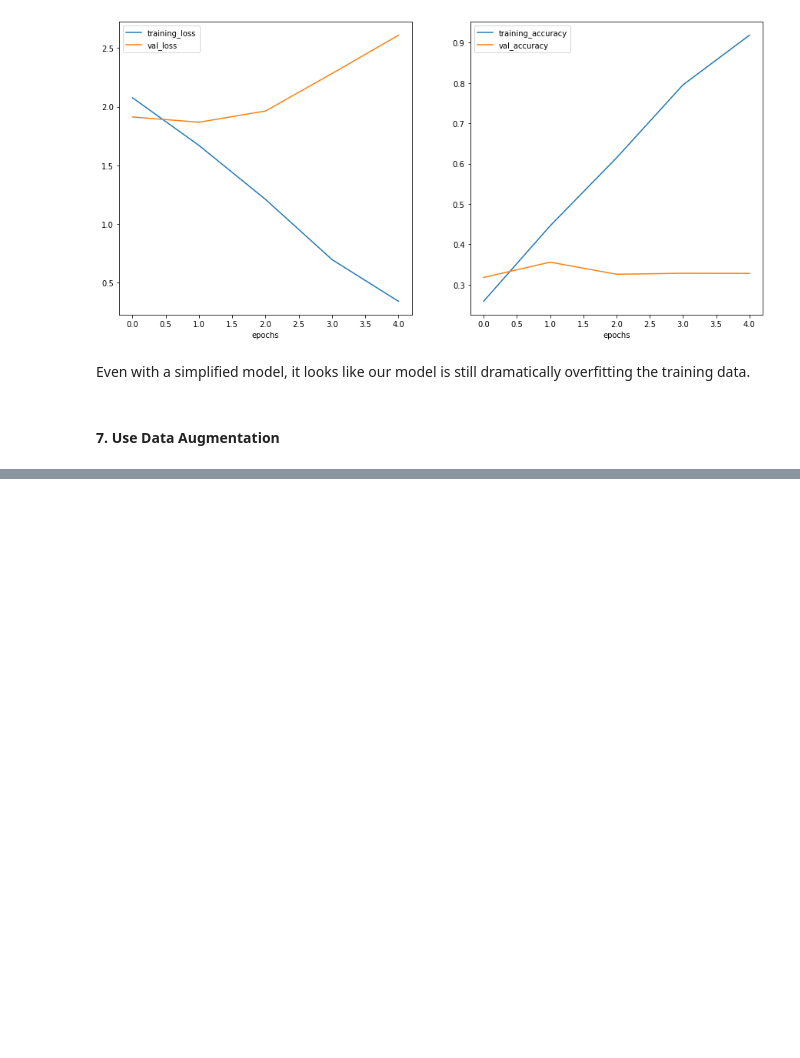
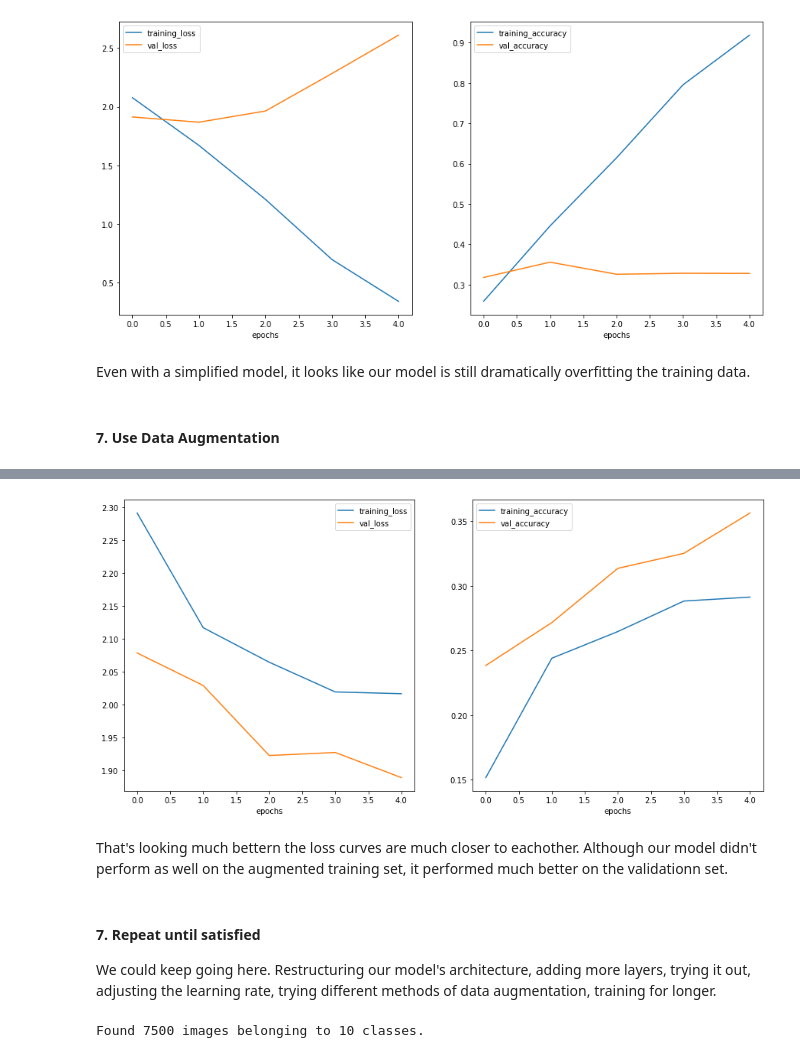
Before and after one commit to danchaud-vincent/tensorflow-deep-learning, a Jupyter notebook: 03_convolutional_neural_networks_in_tensorflow.ipynb, the cells around one changed output, grey strips where cells are left out. Saved outputs shown, nothing was run; the diff lists cells and outputs as text; code cells hidden in the pictures; blank space fills up the shorter version.

```diff
--- a/03_convolutional_neural_networks_in_tensorflow.ipynb
+++ b/03_convolutional_neural_networks_in_tensorflow.ipynb
@@ -1731,0 +1734,13 @@ Even with a simplified model, it looks like our model is still dramatically over
+# %%
+# Create augmented data generator intance
+train_datagen_augmented = ImageDataGenerator(rescale=1/255.,
+                                             rotation_range=20,
+                                             horizontal_flip=True,
+                                             zoom_range=0.2,
+                                             width_shift_range=0.2,
+                                             height_shift_range=0.2)
+
+train_data_augmented = train_datagen_augmented.flow_from_directory(train_dir,
+                                                                   target_size=(224,224),
+                                                                   batch_size=32,
+                                                                   class_mode="categorical")
@@ -1731,0 +1757,16 @@ Even with a simplified model, it looks like our model is still dramatically over
+# %%
+# create another model
+model_11 = tf.keras.models.clone_model(model_10)
+
+
+# compile the model
+model_11.compile(loss="categorical_crossentropy",
+                 optimizer=tf.keras.optimizers.Adam(),
+                 metrics=["accuracy"])
+
+# fit the model
+history_11 = model_11.fit(train_data_augmented,
+                          epochs=5,
+                          steps_per_epoch=len(train_data_augmented),
+                          validation_data=test_data,
+                          validation_steps=len(test_data))
@@ -1731,0 +1784,27 @@ Even with a simplified model, it looks like our model is still dramatically over
+# %%
+# check out the loss curves
+plot_loss_curves(history_11)
+# %% [output]
+[figure, added]
+# %% [markdown]
+That's looking much bettern the loss curves are much closer to eachother. Although our model didn't perform as well on the augmented training set, it performed much better on the validationn set.
+# %% [markdown]
+#### 7. Repeat until satisfied
+
+We could keep going here. Restructuring our model's architecture, adding more layers, trying it out, adjusting the learning rate, trying different methods of data augmentation, training for longer.
+# %%
+# create a new Image data Generator
+train_datagen_augmented2 = ImageDataGenerator(rescale=1/255.,
+                                              horizontal_flip=True,
+                                              rotation_range=20,
+                                              width_shift_range=0.2,
+                                              height_shift_range=0.2)
+
+# new train data augmented
+train_data_augmented2 = train_datagen_augmented2.flow_from_directory(train_dir,
+                                                                     target_size=(224,224),
+                                                                     class_mode="categorical",
+                                                                     batch_size=32,
+                                                                     shuffle=True)
+# %% [output]
+Found 7500 images belonging to 10 classes.
```
Also changed, not shown: parts of 13 cells of this notebook.
